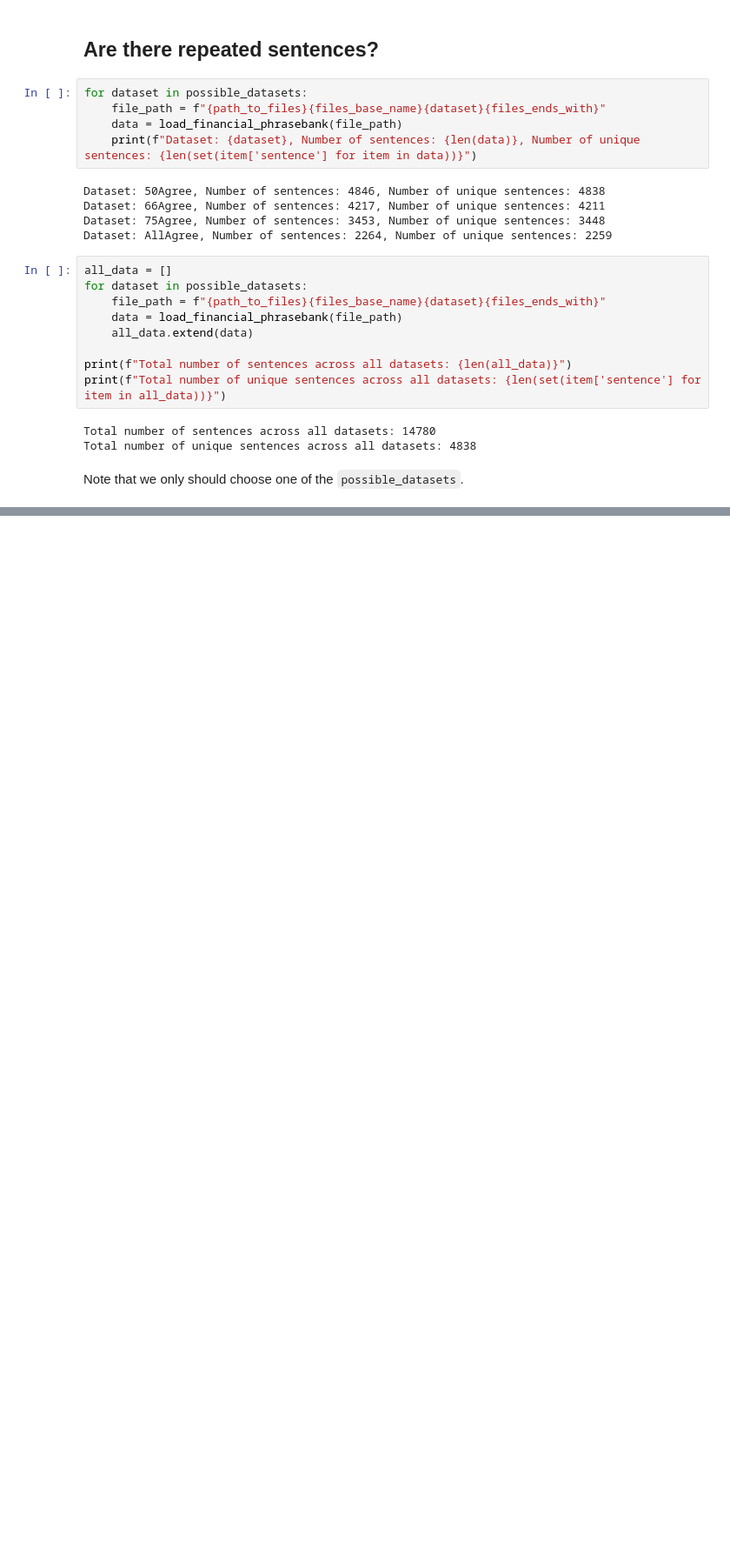
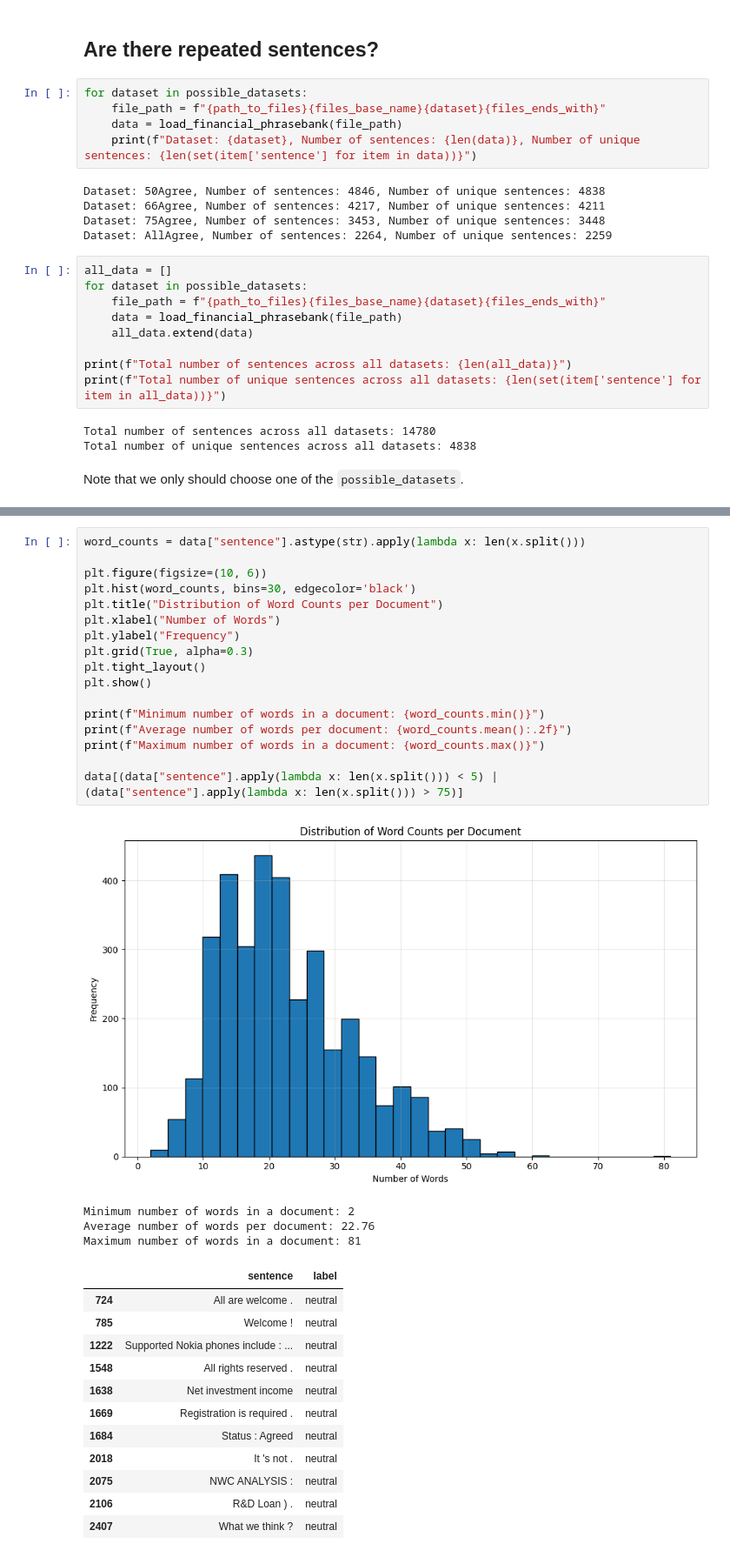
Before and after one commit to Hugoverissimo21/finphrasebank-sentiment, a Jupyter notebook: data EDA.ipynb, the cells around one changed output, grey strips where cells are left out. Shown at 87% size. Drawn from its saved outputs; the diff is of its cells as text; blank space fills up the shorter version.

```diff
--- a/data EDA.ipynb
+++ b/data EDA.ipynb
@@ -121,0 +112,34 @@ Note that we only should choose one of the `possible_datasets`.
+# %%
+word_counts = data["sentence"].astype(str).apply(lambda x: len(x.split()))
+
+plt.figure(figsize=(10, 6))
+plt.hist(word_counts, bins=30, edgecolor='black')
+plt.title("Distribution of Word Counts per Document")
+plt.xlabel("Number of Words")
+plt.ylabel("Frequency")
+plt.grid(True, alpha=0.3)
+plt.tight_layout()
+plt.show()
+
+print(f"Minimum number of words in a document: {word_counts.min()}")
+print(f"Average number of words per document: {word_counts.mean():.2f}")
+print(f"Maximum number of words in a document: {word_counts.max()}")
+
+data[(data["sentence"].apply(lambda x: len(x.split())) < 5) | (data["sentence"].apply(lambda x: len(x.split())) > 75)]
+# %% [output]
+[figure, added]
+Minimum number of words in a document: 2
+Average number of words per document: 22.76
+Maximum number of words in a document: 81
+|  | sentence | label |
+| 724 | All are welcome . | neutral |
+| 785 | Welcome ! | neutral |
+| 1222 | Supported Nokia phones include : ... | neutral |
+| 1548 | All rights reserved . | neutral |
+| 1638 | Net investment income | neutral |
+| 1669 | Registration is required . | neutral |
+| 1684 | Status : Agreed | neutral |
+| 2018 | It 's not . | neutral |
+| 2075 | NWC ANALYSIS : | neutral |
+| 2106 | R&D Loan ) . | neutral |
+| 2407 | What we think ? | neutral |
```
Also changed, not shown: parts of 9 cells of this notebook.
